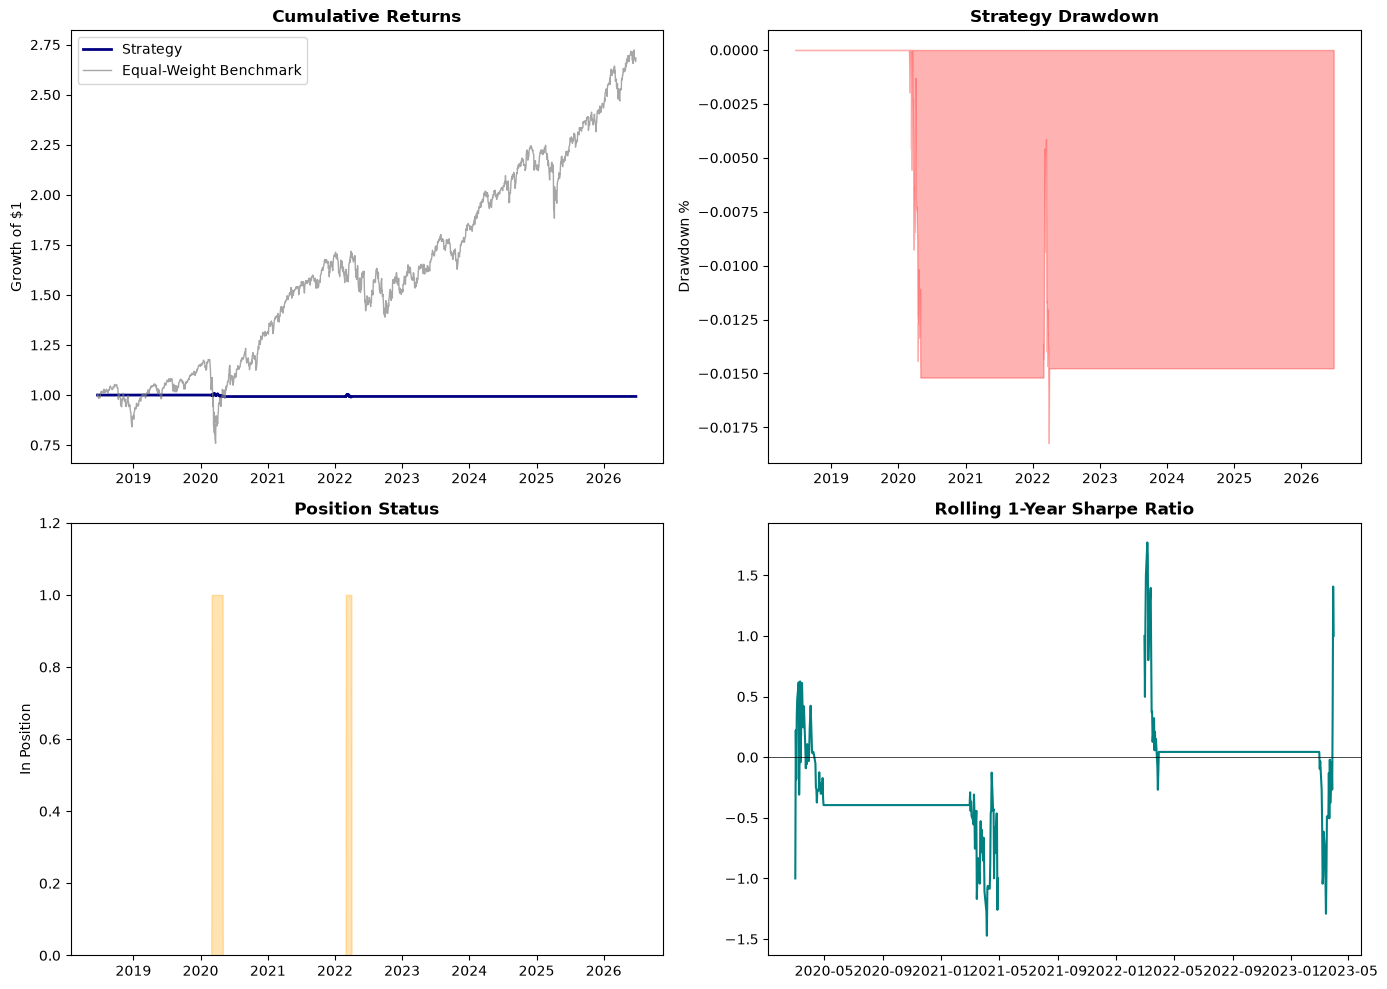
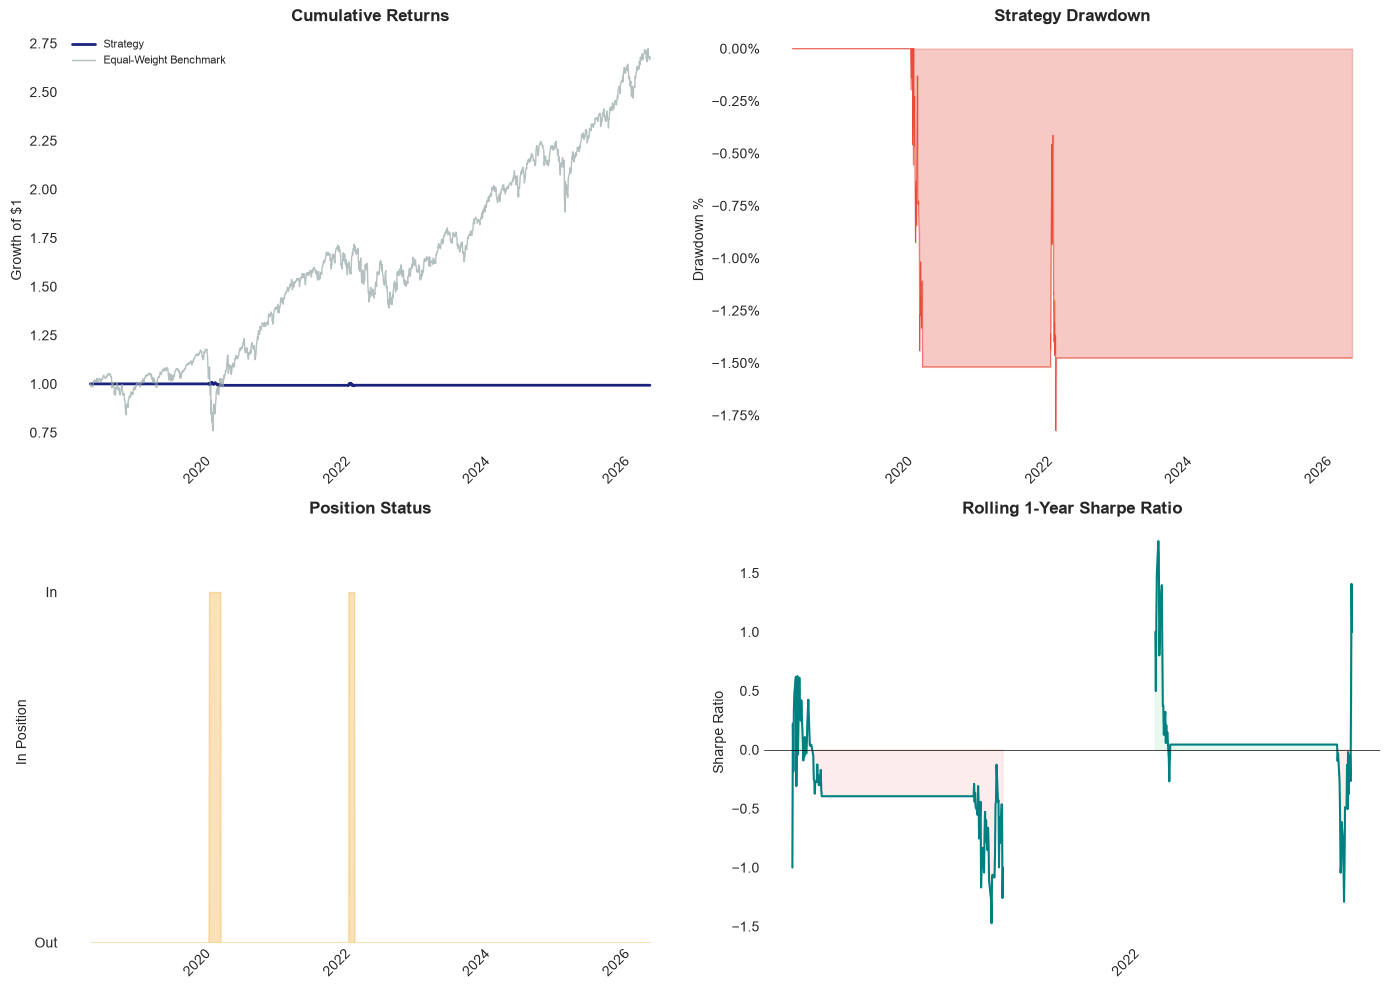
The change to this notebook cell's code, shown as a diff; its figure went from the first image to the second:
--- before
+++ after
@@ -1,40 +1,17 @@
-# Cell 2: Performance Visualization
-fig, axes = plt.subplots(2, 2, figsize=(14, 10))
+# Cell 2: Backtest Visualization
 
-# Subplot 1: Cumulative Returns
-axes[0, 0].plot(results.index, results['cumulative_return'], 
-                label='Strategy', linewidth=2, color='navy')
-axes[0, 0].plot(results.index, results['benchmark_cumulative'], 
-                label='Equal-Weight Benchmark', linewidth=1, color='gray', alpha=0.7)
-axes[0, 0].set_title('Cumulative Returns', fontweight='bold')
-axes[0, 0].legend()
-axes[0, 0].set_ylabel('Growth of $1')
+from src.viz import (
+    set_style,
+    plot_backtest_overview,
+    print_metrics_table
+)
 
-# Subplot 2: Drawdown
-cumulative = results['cumulative_return']
-running_max = cumulative.expanding().max()
-drawdown = (cumulative - running_max) / running_max
-axes[0, 1].fill_between(drawdown.index, 0, drawdown, color='red', alpha=0.3)
-axes[0, 1].set_title('Strategy Drawdown', fontweight='bold')
-axes[0, 1].set_ylabel('Drawdown %')
+set_style()
 
-# Subplot 3: In-Position Periods
-in_position = results['in_position'].astype(int)
-axes[1, 0].fill_between(results.index, 0, in_position, 
-                         color='orange', alpha=0.3)
-axes[1, 0].set_title('Position Status', fontweight='bold')
-axes[1, 0].set_ylabel('In Position')
-axes[1, 0].set_ylim(0, 1.2)
+# Four-panel backtest overview
+fig, axes = plot_backtest_overview(results, save_path='backtest_results.png')
+plt.show()
 
-# Subplot 4: Rolling Sharpe
-rolling_sharpe = (
-    results['strategy_return'].rolling(252).mean() / 
-    results['strategy_return'].rolling(252).std() * np.sqrt(252)
-)
-axes[1, 1].plot(rolling_sharpe.index, rolling_sharpe, color='teal')
-axes[1, 1].axhline(y=0, color='black', linestyle='-', linewidth=0.5)
-axes[1, 1].set_title('Rolling 1-Year Sharpe Ratio', fontweight='bold')
-
-plt.tight_layout()
-plt.savefig('backtest_results.png', dpi=150, bbox_inches='tight')
-plt.show()
+# Print metrics
+metrics = backtest.get_metrics()
+print_metrics_table(metrics)

Commit: Fixed chart visualizations in each notebook for better presentation.